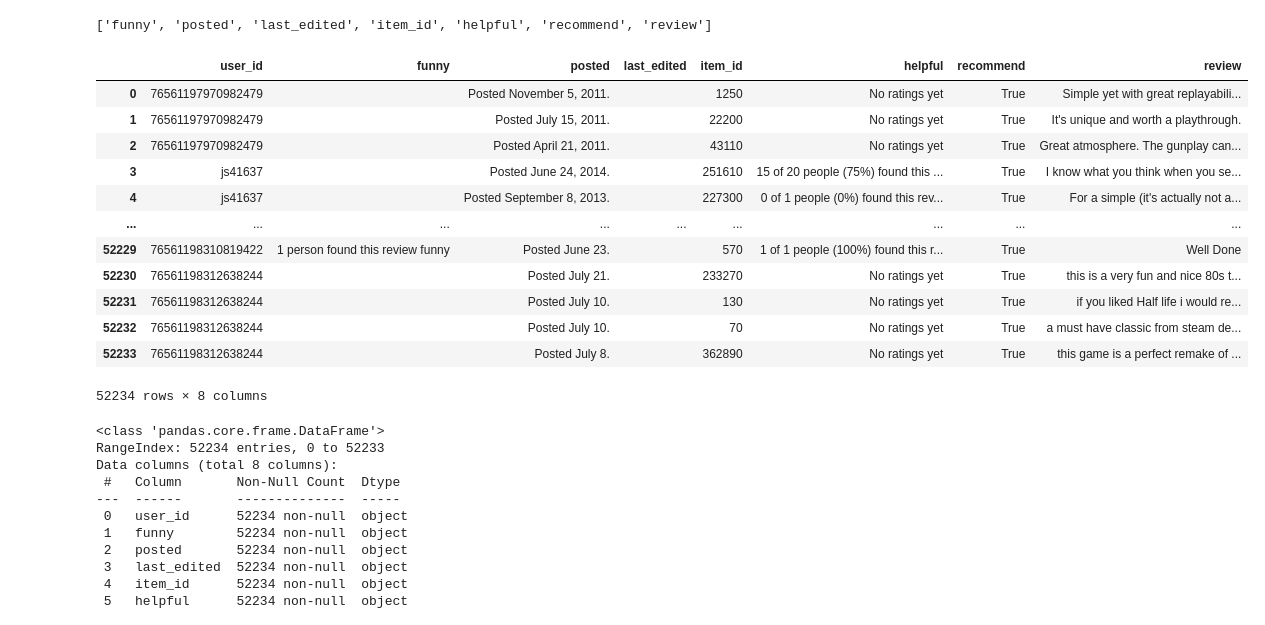
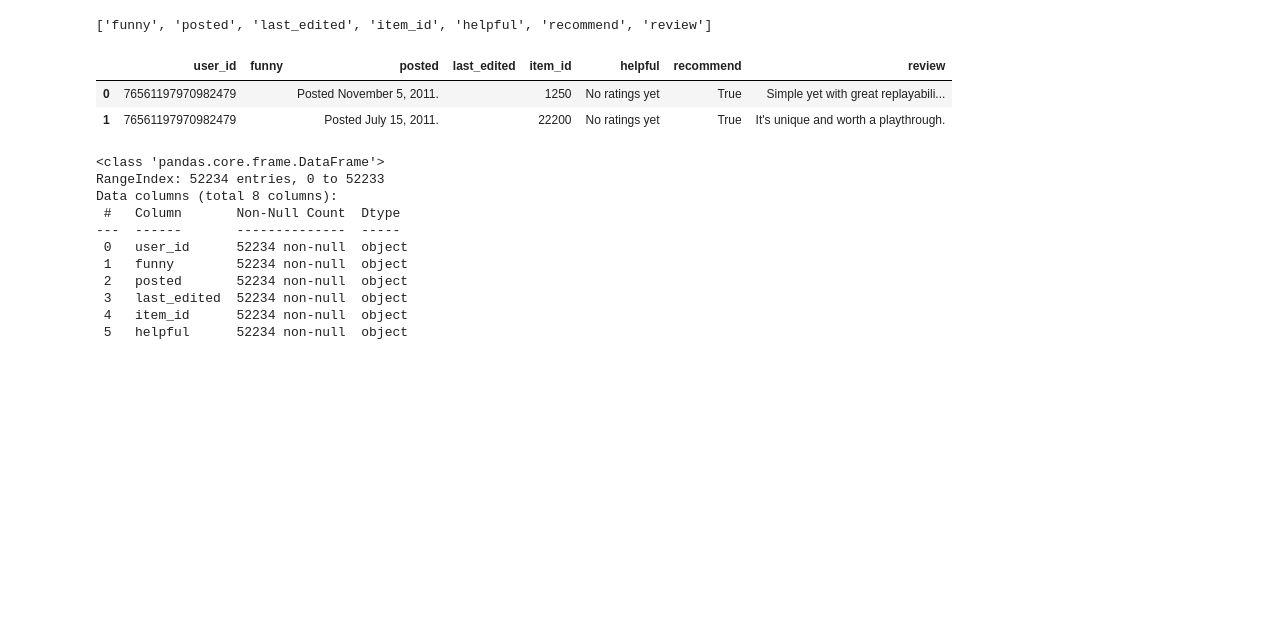
Before and after one commit to rominaEsc/MLOps_steam_games, a Jupyter notebook: 2_tablas_principales.ipynb, the cells around one changed output. Cells and saved outputs as stored; diff of their text form; code cells hidden in the pictures; blank space fills up the shorter version.

```diff
--- a/2_tablas_principales.ipynb
+++ b/2_tablas_principales.ipynb
@@ -768,21 +754,11 @@ for llave in llaves:
 # %%
 df_reviews = df_reviews.drop(columns=['reviews']) # eliminamos la columna con datos anidados
 # %%
-df_reviews
+df_reviews.head(2)
 # %% [output]
 |  | user_id | funny | posted | last_edited | item_id | helpful | recommend | review |
 | 0 | 76561197970982479 |  | Posted November 5, 2011. |  | 1250 | No ratings yet | True | Simple yet with great replayabili... |
 | 1 | 76561197970982479 |  | Posted July 15, 2011. |  | 22200 | No ratings yet | True | It's unique and worth a playthrough. |
-| 2 | 76561197970982479 |  | Posted April 21, 2011. |  | 43110 | No ratings yet | True | Great atmosphere. The gunplay can... |
-| 3 | js41637 |  | Posted June 24, 2014. |  | 251610 | 15 of 20 people (75%) found this ... | True | I know what you think when you se... |
-| 4 | js41637 |  | Posted September 8, 2013. |  | 227300 | 0 of 1 people (0%) found this rev... | True | For a simple (it's actually not a... |
-| ... | ... | ... | ... | ... | ... | ... | ... | ... |
-| 52229 | 76561198310819422 | 1 person found this review funny | Posted June 23. |  | 570 | 1 of 1 people (100%) found this r... | True | Well Done |
-| 52230 | 76561198312638244 |  | Posted July 21. |  | 233270 | No ratings yet | True | this is a very fun and nice 80s t... |
-| 52231 | 76561198312638244 |  | Posted July 10. |  | 130 | No ratings yet | True | if you liked Half life i would re... |
-| 52232 | 76561198312638244 |  | Posted July 10. |  | 70 | No ratings yet | True | a must have classic from steam de... |
-| 52233 | 76561198312638244 |  | Posted July 8. |  | 362890 | No ratings yet | True | this game is a perfect remake of ... |
-52234 rows × 8 columns
 # %%
 df_reviews.info()
 # %% [output]
```
Also changed, not shown: parts of 40 cells of this notebook, 16 other files.
